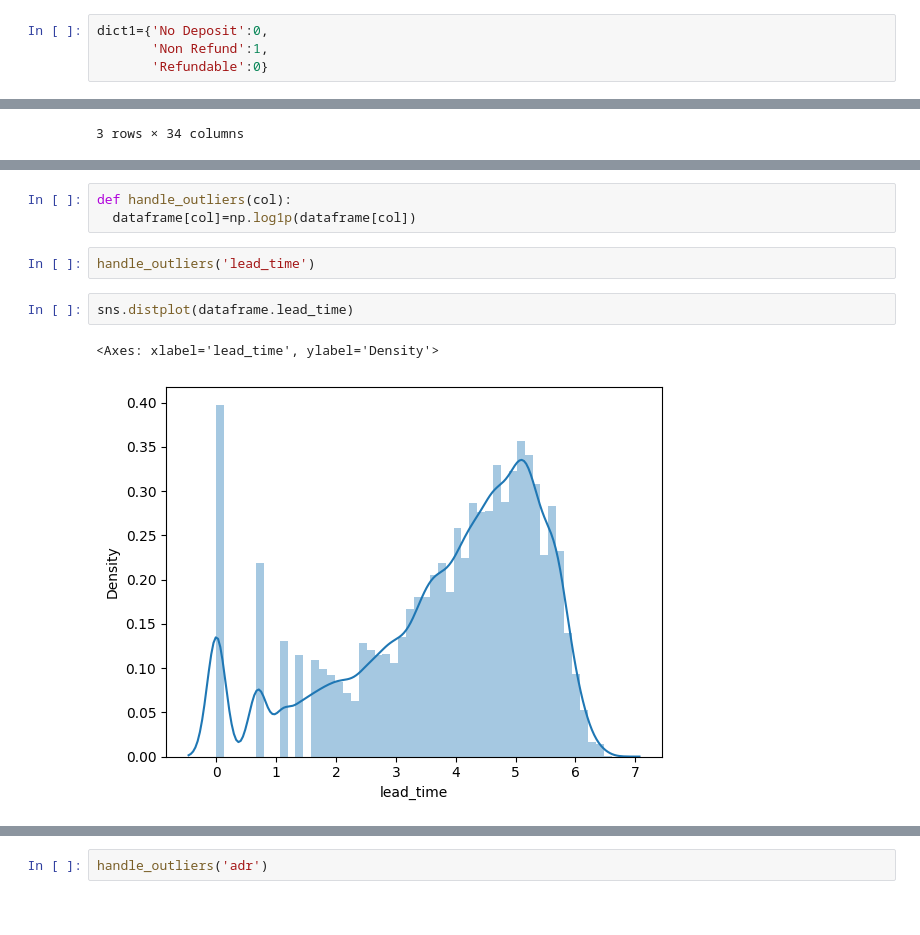
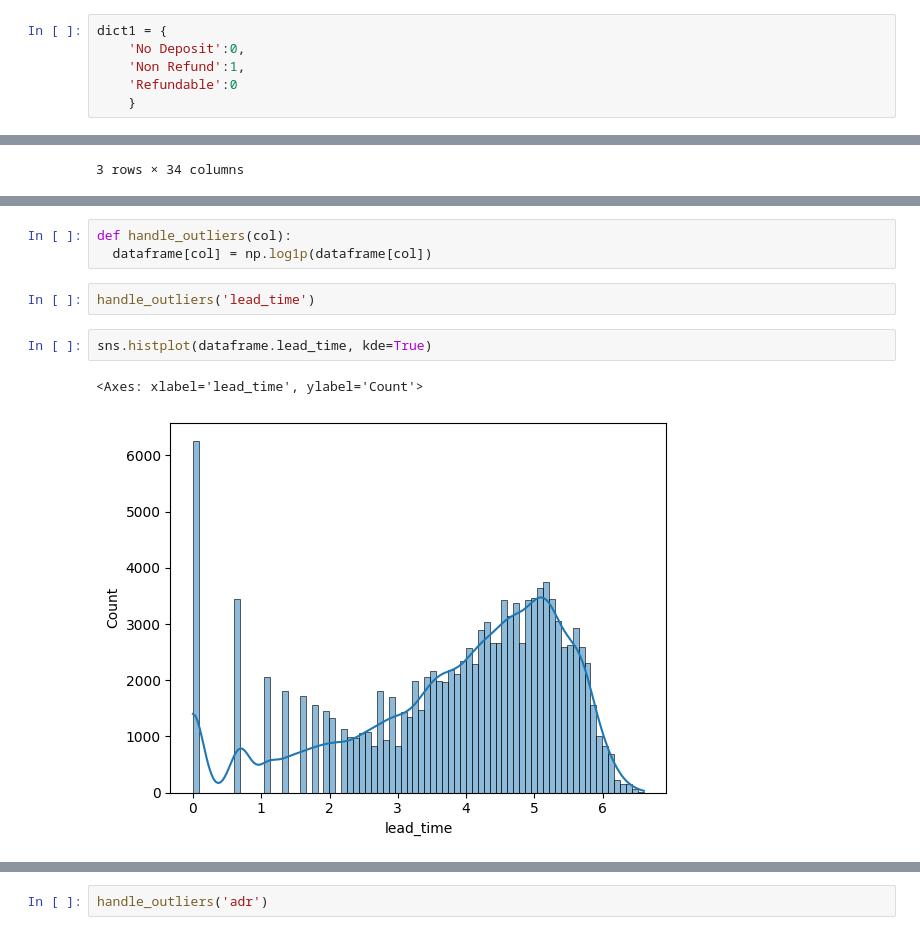
Before and after one commit to tengkumuazabs/my-portfolio, a Jupyter notebook: python-projects/machine-learning/hotel-bookings/hotel-bookings.ipynb, the cells around one changed output, grey strips where cells are left out. Saved outputs shown, nothing was run; the diff lists cells and outputs as text.

```diff
--- a/python-projects/machine-learning/hotel-bookings/hotel-bookings.ipynb
+++ b/python-projects/machine-learning/hotel-bookings/hotel-bookings.ipynb
@@ -620,7 +442,9 @@ data.deposit_type.unique()
 # %% [output]
 array(['No Deposit', 'Non Refund', 'Refundable'], dtype=object)
 # %%
-dict1={'No Deposit':0,
-       'Non Refund':1,
-       'Refundable':0}
+dict1 = {
+    'No Deposit':0,
+    'Non Refund':1,
+    'Refundable':0
+    }
 # %%
@@ -828,11 +608,11 @@ sns.distplot(dataframe.lead_time)
 # %%
 def handle_outliers(col):
-  dataframe[col]=np.log1p(dataframe[col])
+  dataframe[col] = np.log1p(dataframe[col])
 # %%
 handle_outliers('lead_time')
 # %%
-sns.distplot(dataframe.lead_time)
+sns.histplot(dataframe.lead_time, kde=True)
 # %% [output]
-<Axes: xlabel='lead_time', ylabel='Density'>
+<Axes: xlabel='lead_time', ylabel='Count'>
-[figure, old version]
+[figure, new version]
 # %%
```
Also changed, not shown: parts of 116 cells of this notebook.
